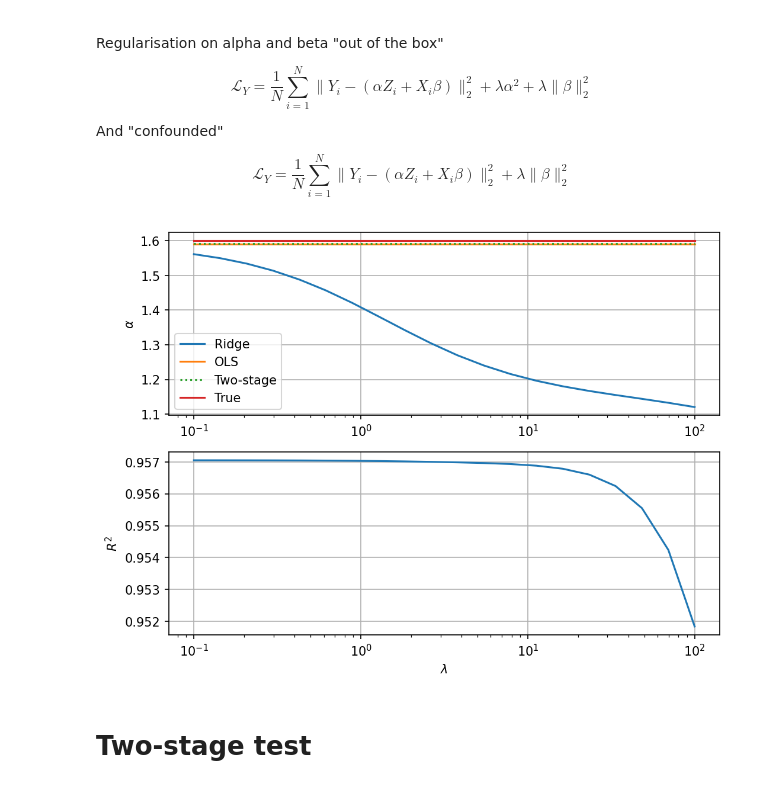
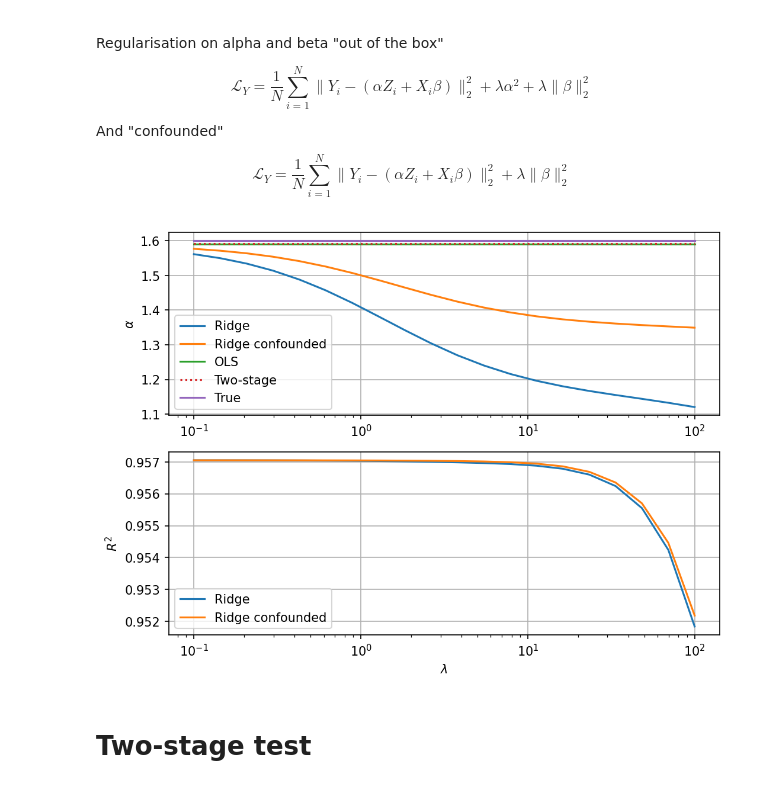
Before and after one commit to gradientinstitute/twostageridge, a Jupyter notebook: notebooks/regularisation_test.ipynb, the cells around one changed output. Saved outputs shown, nothing was run; the diff lists cells and outputs as text; code cells hidden in the pictures.

```diff
--- a/notebooks/regularisation_test.ipynb
+++ b/notebooks/regularisation_test.ipynb
@@ -68,37 +68,47 @@ $$\mathcal{L}_Y = \frac{1}{N} \sum^N_{i=1} \|Y_i - (\alpha Z_i + X_i \beta) \|^2
 # %%
 ols = LinearRegression().fit(W, Y)
 alpha_ols =  ols.coef_[0]
 
 ts = TwoStageRidge(treatment_index=0, regulariser1=1., regulariser2=1.).fit(W, Y)
 alpha_ts = ts.alpha_
 
-
 regularisers = np.logspace(-1, 2, 20)
 alpha_ridge = np.zeros_like(regularisers)
-scores = np.zeros_like(regularisers)
+alpha_conf = np.zeros_like(regularisers)
+scores_ridge = np.zeros_like(regularisers)
+scores_conf = np.zeros_like(regularisers)
 
 
 for i, regulariser in enumerate(regularisers):
     reg = Ridge(alpha=regulariser).fit(W, Y)
     alpha_ridge[i] = reg.coef_[0]
-    scores[i] = r2_score(Y, reg.predict(W))
+    scores_ridge[i] = r2_score(Y, reg.predict(W))
 
+    Wint = np.hstack((W, np.ones((N, 1))))
+    reg = np.ones(Wint.shape[1]) * regulariser
+    reg[0] = 0.
+    reg_conf_weights = ridge_weights(Wint, Y, gamma=reg)
+    alpha_conf[i] = reg_conf_weights[0]
+    scores_conf[i] = r2_score(Y, Wint @ reg_conf_weights)
 
 fig, (ax1, ax2) = plt.subplots(2, 1, figsize=(8, 6), dpi=150)
 ax1.semilogx(regularisers, alpha_ridge, label="Ridge")
+ax1.semilogx(regularisers, alpha_conf, label="Ridge confounded")
 ax1.semilogx([regularisers[0], regularisers[-1]], [alpha_ols, alpha_ols], label="OLS")
 ax1.semilogx([regularisers[0], regularisers[-1]], [alpha_ts, alpha_ts], ':', label="Two-stage")
 ax1.semilogx([regularisers[0], regularisers[-1]], [alpha, alpha], label="True")
 ax1.set_ylabel("$\\alpha$")
 ax1.grid()
 ax1.legend()
-ax2.semilogx(regularisers, scores)
+ax2.semilogx(regularisers, scores_ridge, label="Ridge")
+ax2.semilogx(regularisers, scores_conf, label="Ridge confounded")
 ax2.grid()
 ax2.set_ylabel("$R^2$")
 ax2.set_xlabel("$\\lambda$")
+ax2.legend()
 plt.show()
 # %% [output]
-[figure, old version]
+[figure, new version]
 # %% [markdown]
 # Two-stage test
 # %% [markdown]
```
Also changed, not shown: parts of 2 cells of this notebook, 2 other files.
